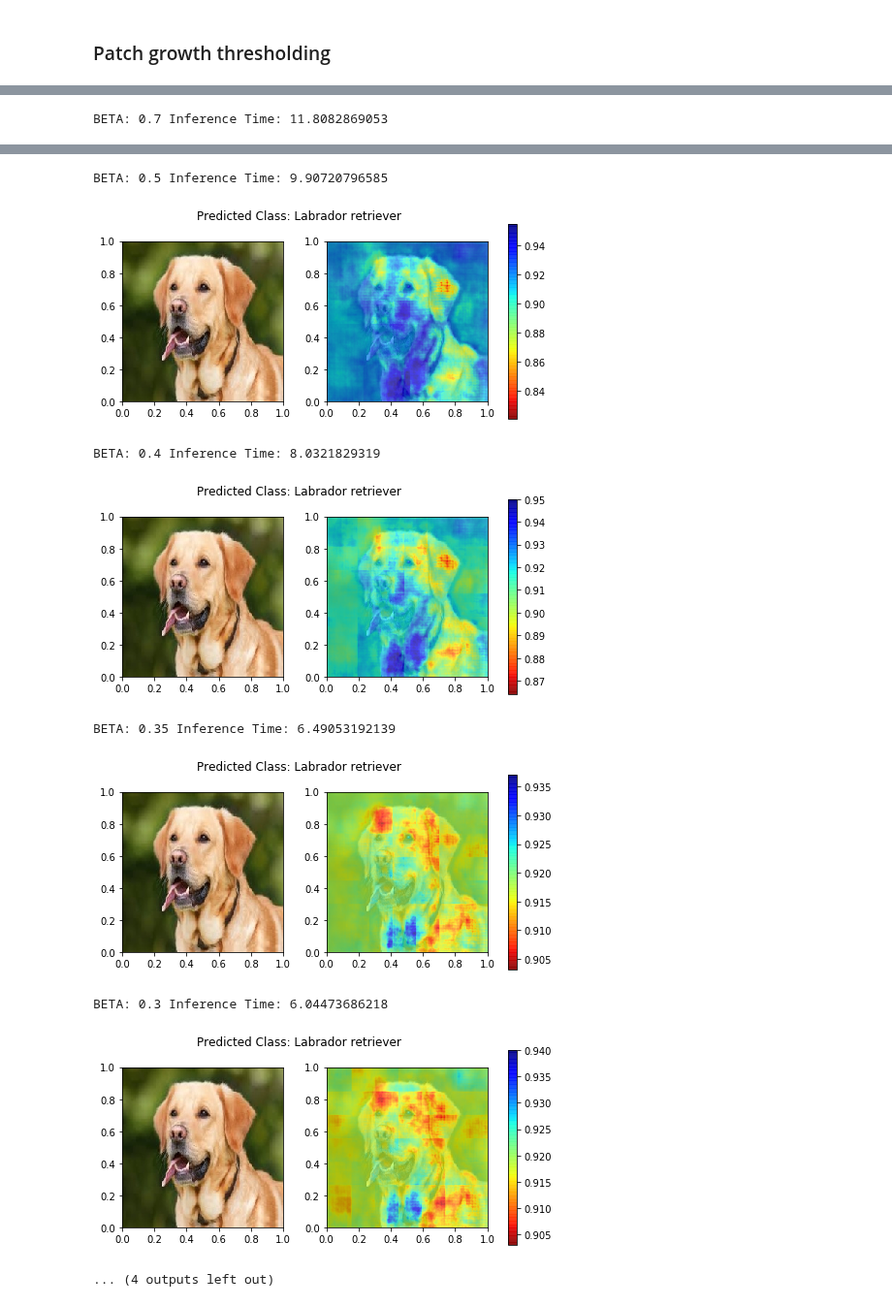
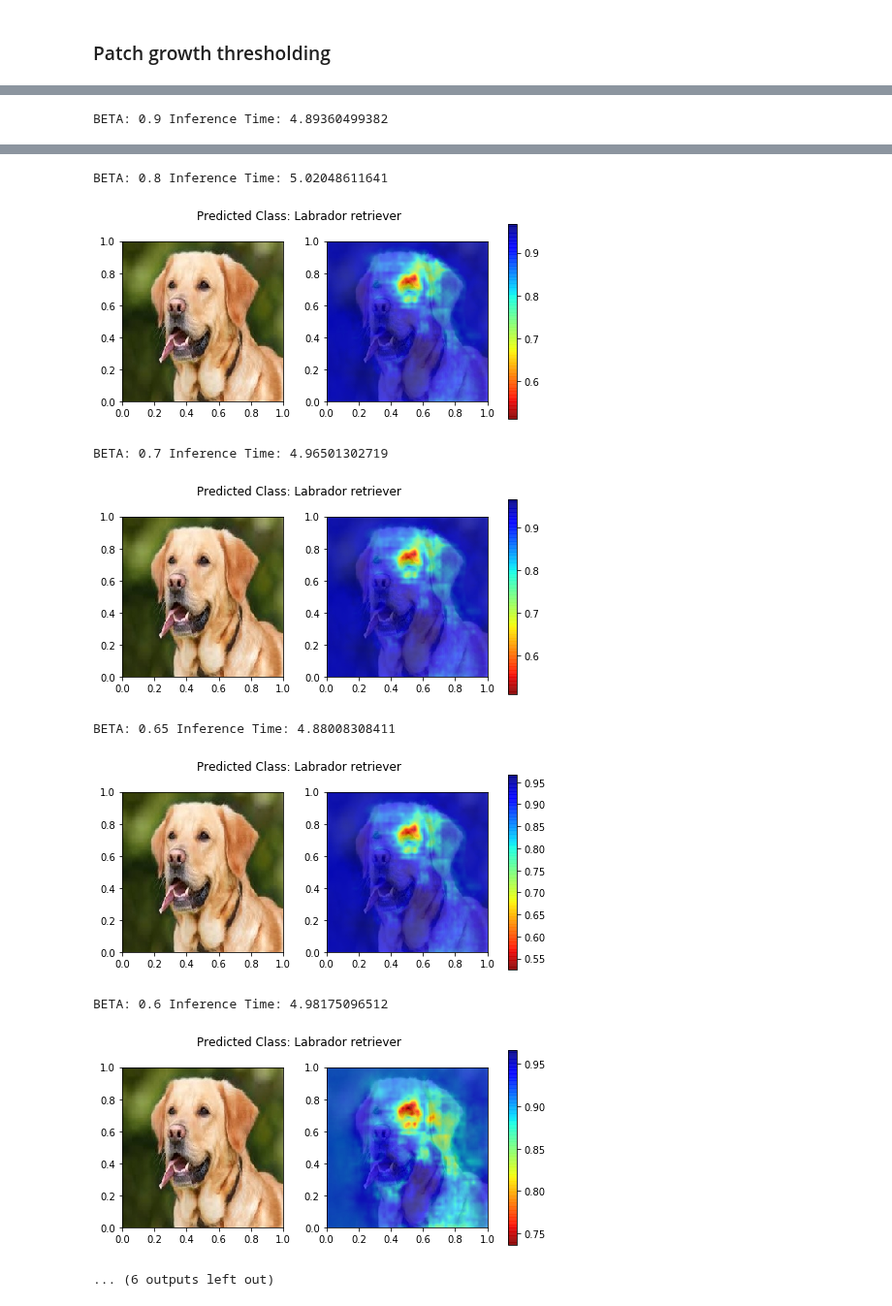
Before and after one commit to xil222/krypton, a Jupyter notebook: exps/vgg16_ivm.ipynb, the cells around one changed output, grey strips where cells are left out. Shown at 97% size. Saved outputs shown, nothing was run; the diff lists cells and outputs as text; code cells hidden in the pictures.

```diff
--- a/exps/vgg16_ivm.ipynb
+++ b/exps/vgg16_ivm.ipynb
@@ -25,6 +24,6 @@ interested_logit_index = 208
 # %%
-patch_size = 4
-stride = 1
+patch_size = 16
+stride = 4
 gpu = True
 # %%
 if gpu:
@@ -32,8 +31,8 @@ if gpu:
 
 prev_time = time.time()
 with torch.no_grad():
-    x = full_inference_e2e(ResNet18, image_file_path, patch_size, stride, interested_logit_index,
-                           batch_size=256, gpu=gpu)
+    x = full_inference_e2e(ResNet18, image_file_path, patch_size, stride,
+                           batch_size=128, gpu=gpu)
 
 if gpu:
     torch.cuda.synchronize()
@@ -59,11 +58,11 @@ def inc_inference(beta, patch_size=4, stride=1, adaptive=False):
 
     if not adaptive:
         with torch.no_grad():
-            x = inc_inference_e2e(ResNet18, image_file_path, patch_size, stride, interested_logit_index,
-                                  batch_size=256, beta=beta, gpu=gpu, version='v1')
+            x = inc_inference_e2e(ResNet18, image_file_path, patch_size, stride,
+                                  batch_size=256, beta=beta, gpu=gpu, version='v2')
     else:
         with torch.no_grad():
-            x = adaptive_drilldown(VGG16, image_file_path, patch_size, stride, interested_logit_index,
+            x = adaptive_drilldown(VGG16, image_file_path, patch_size, stride,
                                     batch_size=256, beta=beta, percentile=20)
     if gpu:
         torch.cuda.synchronize()
@@ -77,7 +76,9 @@ orig_hm = pickle.load(open('temp', 'r'))
 times = []
 score = []
 
-for beta in [1.0, 0.7, 0.5, 0.4, 0.35, 0.3, 0.25, 0.2]:
+taus = [1.0, 0.9, 0.8, 0.7, 0.65, 0.6, 0.55, 0.5, 0.4]
+
+for beta in taus:
     prev_time = time.time()
     x = inc_inference(beta, patch_size=patch_size, stride=stride)
     inc_inference_time = time.time()-prev_time
@@ -85,7 +86,7 @@ for beta in [1.0, 0.7, 0.5, 0.4, 0.35, 0.3, 0.25, 0.2]:
 
     label = "BETA: " + str(beta) +" Inference Time: " + str(inc_inference_time)
     print(label)
-    hm = generate_heatmap(image_file_path, x, show=True, label=class_names[interested_logit_index])
+    hm = generate_heatmap(image_file_path, x, show=True, label=class_names[208])
 
     if hm.shape[0] < 7:
         win_size=3
@@ -99 +100 @@ BETA: 1.0 Inference Time: 15.4025299549
-BETA: 0.7 Inference Time: 11.8082869053
+BETA: 0.9 Inference Time: 4.89360499382
@@ -101,10 +102,10 @@ BETA: 0.7 Inference Time: 11.8082869053
-BETA: 0.5 Inference Time: 9.90720796585
+BETA: 0.8 Inference Time: 5.02048611641
-[figure, old version]
+[figure, new version]
-BETA: 0.4 Inference Time: 8.0321829319
+BETA: 0.7 Inference Time: 4.96501302719
-[figure, old version]
+[figure, new version]
-BETA: 0.35 Inference Time: 6.49053192139
+BETA: 0.65 Inference Time: 4.88008308411
-[figure, old version]
+[figure, new version]
-BETA: 0.3 Inference Time: 6.04473686218
+BETA: 0.6 Inference Time: 4.98175096512
-[figure, old version]
+[figure, new version]
-... (4 outputs left out)
+... (6 outputs left out)
 # %%
```
Also changed, not shown: parts of 6 cells of this notebook, 14 other files.
